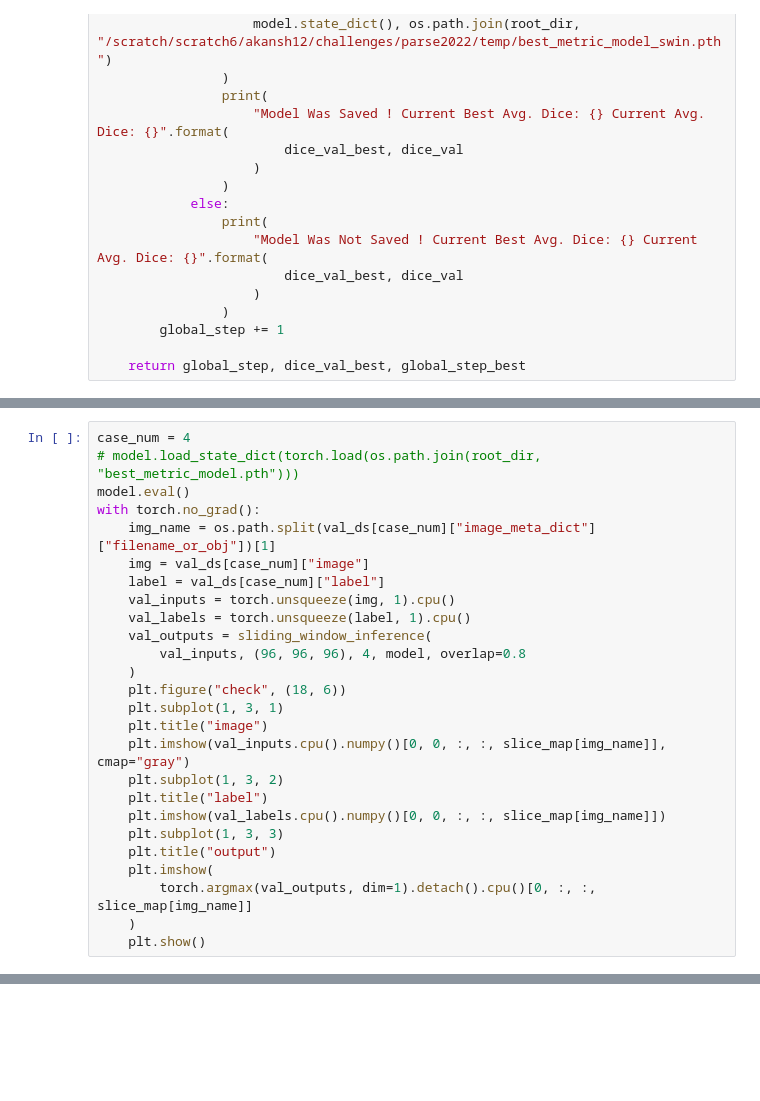
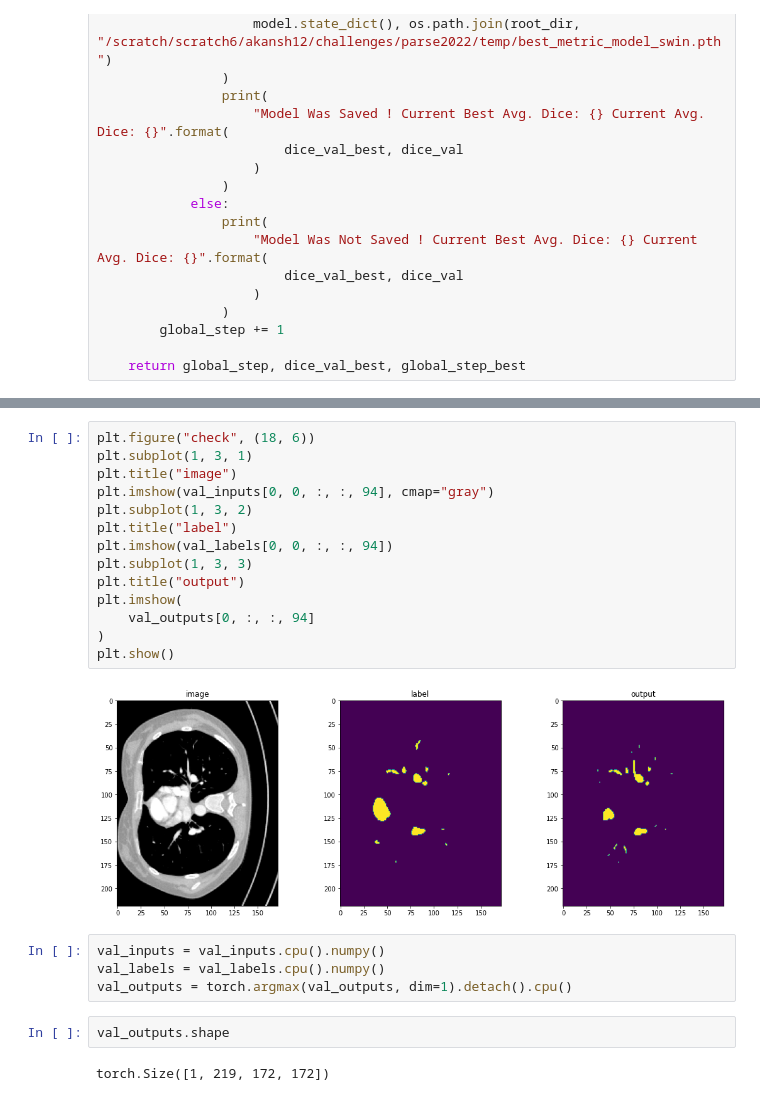
Before and after one commit to akansh12/parse2022, a Jupyter notebook: notebooks/vision_transformer/Swin_UnetTr.ipynb, the cells around one changed output, grey strips where cells are left out. Cells and saved outputs as stored; diff of their text form; blank space fills up the shorter version.

```diff
--- a/notebooks/vision_transformer/Swin_UnetTr.ipynb
+++ b/notebooks/vision_transformer/Swin_UnetTr.ipynb
@@ -272,26 +261,0 @@ model.load_state_dict(state_dict)
-# %%
-case_num = 4
-# model.load_state_dict(torch.load(os.path.join(root_dir, "best_metric_model.pth")))
-model.eval()
-with torch.no_grad():
-    img_name = os.path.split(val_ds[case_num]["image_meta_dict"]["filename_or_obj"])[1]
-    img = val_ds[case_num]["image"]
-    label = val_ds[case_num]["label"]
-    val_inputs = torch.unsqueeze(img, 1).cpu()
-    val_labels = torch.unsqueeze(label, 1).cpu()
-    val_outputs = sliding_window_inference(
-        val_inputs, (96, 96, 96), 4, model, overlap=0.8
-    )
-    plt.figure("check", (18, 6))
-    plt.subplot(1, 3, 1)
-    plt.title("image")
-    plt.imshow(val_inputs.cpu().numpy()[0, 0, :, :, slice_map[img_name]], cmap="gray")
-    plt.subplot(1, 3, 2)
-    plt.title("label")
-    plt.imshow(val_labels.cpu().numpy()[0, 0, :, :, slice_map[img_name]])
-    plt.subplot(1, 3, 3)
-    plt.title("output")
-    plt.imshow(
-        torch.argmax(val_outputs, dim=1).detach().cpu()[0, :, :, slice_map[img_name]]
-    )
-    plt.show()
@@ -297,0 +274,24 @@ with torch.no_grad():
+# %%
+plt.figure("check", (18, 6))
+plt.subplot(1, 3, 1)
+plt.title("image")
+plt.imshow(val_inputs[0, 0, :, :, 94], cmap="gray")
+plt.subplot(1, 3, 2)
+plt.title("label")
+plt.imshow(val_labels[0, 0, :, :, 94])
+plt.subplot(1, 3, 3)
+plt.title("output")
+plt.imshow(
+    val_outputs[0, :, :, 94]
+)
+plt.show()
+# %% [output]
+[figure, added]
+# %%
+val_inputs = val_inputs.cpu().numpy()
+val_labels = val_labels.cpu().numpy()
+val_outputs = torch.argmax(val_outputs, dim=1).detach().cpu()
+# %%
+val_outputs.shape
+# %% [output]
+torch.Size([1, 219, 172, 172])
```
Also changed, not shown: parts of 9 cells of this notebook, 2 other files.
